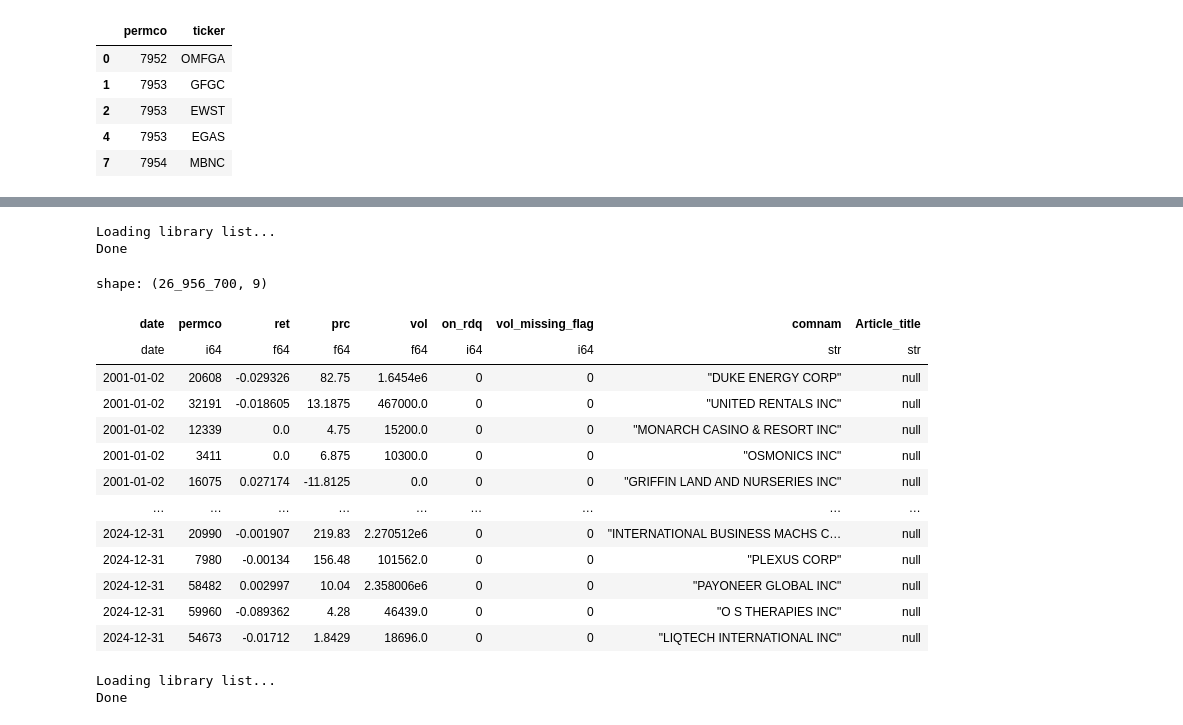
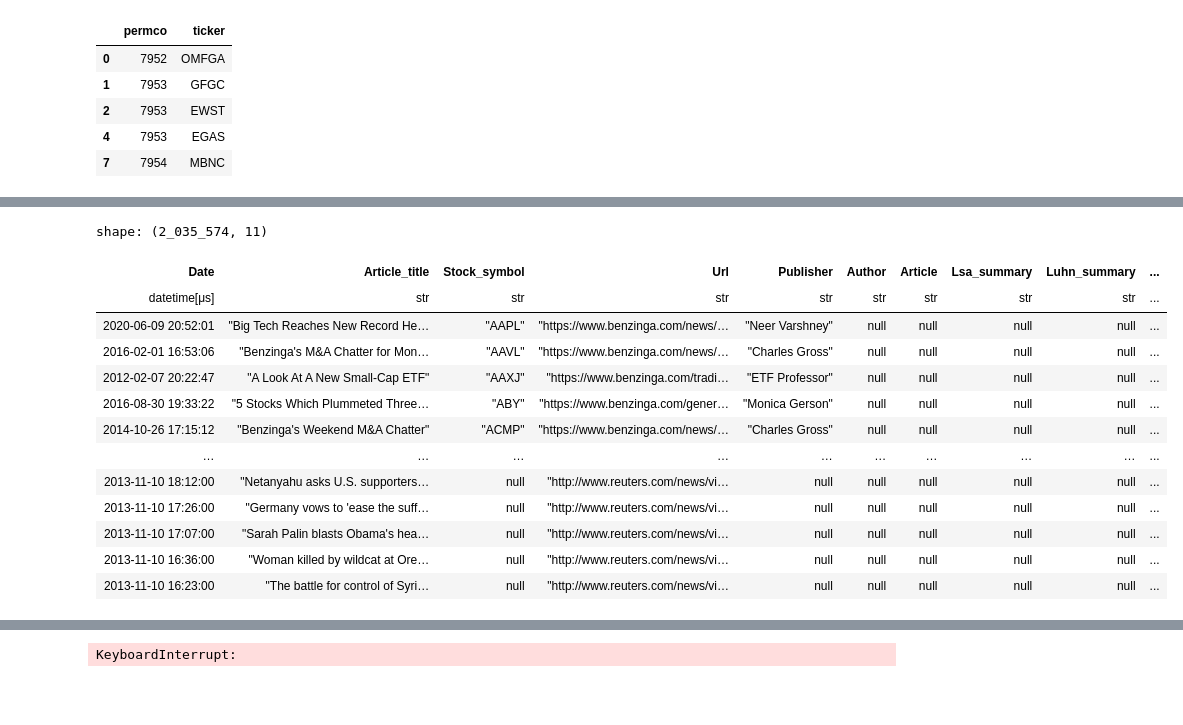
Before and after one commit to Wfiles/iti-8k-analysis, a Jupyter notebook: news_permco.ipynb, the cells around one changed output, grey strips where cells are left out. Drawn from its saved outputs; the diff is of its cells as text; code cells hidden in the pictures; blank space fills up the shorter version.

Commit message:
added notebook, news process

```diff
--- a/news_permco.ipynb
+++ b/news_permco.ipynb
@@ -292,4 +289,5 @@ financial_news_df.rename(columns={"Date": "news_date", "Stock_symbol": "ticker"}
 financial_news_df['ticker'] = financial_news_df['ticker'].str.upper().str.strip()
 financial_news_df['news_date'] = pd.to_datetime(financial_news_df['news_date'])
 # %%
-financial_news_df.head()
+import polars as pl
+financial_news_df = pl.read_csv("data/raw/All_external.csv")
@@ -302,0 +294,7 @@ financial_news_df.head()
+# %%
+financial_news_df = financial_news_df.with_columns(
+    pl.col("Date")
+      .str.replace(pattern=" UTC", value="")
+      .str.strptime(pl.Datetime, format="%Y-%m-%d %H:%M:%S")
+      .cast(pl.Datetime)
+    )
@@ -303,3 +331,20 @@ financial_news_df.head()
+# %%
+financial_news_df.filter(pl.col("Date").dt.hour() >= 16)
+# %% [output]
+shape: (2_035_574, 11)
+| Date | Article_title | Stock_symbol | Url | Publisher | Author | Article | Lsa_summary | Luhn_summary | ... |
+| datetime[μs] | str | str | str | str | str | str | str | str | ... |
+| 2020-06-09 20:52:01 | "Big Tech Reaches New Record He… | "AAPL" | "https://www.benzinga.com/news/… | "Neer Varshney" | null | null | null | null | ... |
+| 2016-02-01 16:53:06 | "Benzinga's M&A Chatter for Mon… | "AAVL" | "https://www.benzinga.com/news/… | "Charles Gross" | null | null | null | null | ... |
+| 2012-02-07 20:22:47 | "A Look At A New Small-Cap ETF" | "AAXJ" | "https://www.benzinga.com/tradi… | "ETF Professor" | null | null | null | null | ... |
+| 2016-08-30 19:33:22 | "5 Stocks Which Plummeted Three… | "ABY" | "https://www.benzinga.com/gener… | "Monica Gerson" | null | null | null | null | ... |
+| 2014-10-26 17:15:12 | "Benzinga's Weekend M&A Chatter" | "ACMP" | "https://www.benzinga.com/news/… | "Charles Gross" | null | null | null | null | ... |
+| … | … | … | … | … | … | … | … | … | ... |
+| 2013-11-10 18:12:00 | "Netanyahu asks U.S. supporters… | null | "http://www.reuters.com/news/vi… | null | null | null | null | null | ... |
+| 2013-11-10 17:26:00 | "Germany vows to 'ease the suff… | null | "http://www.reuters.com/news/vi… | null | null | null | null | null | ... |
+| 2013-11-10 17:07:00 | "Sarah Palin blasts Obama's hea… | null | "http://www.reuters.com/news/vi… | null | null | null | null | null | ... |
+| 2013-11-10 16:36:00 | "Woman killed by wildcat at Ore… | null | "http://www.reuters.com/news/vi… | null | null | null | null | null | ... |
+| 2013-11-10 16:23:00 | "The battle for control of Syri… | null | "http://www.reuters.com/news/vi… | null | null | null | null | null | ... |
 # %%
 merged = financial_news_df.merge(stocknames, on="ticker", how="left")
 # %%
@@ -314,30 +359,6 @@ merged.head()
 # %%
 from src.preprocessing import process_final_dataset
 
-df = process_final_dataset("data/raw/All_external.csv", "data/all_stocks_us_with_vol_flag.csv")
+df = process_final_dataset("data/raw/All_external.csv", "data/all_stocks_us_with_vol_flag.csv", "data/ITIs.csv")
 # %% [output]
-Loading library list...
-Done
+KeyboardInterrupt:
-# %%
-df
-# %% [output]
-shape: (26_956_700, 9)
-| date | permco | ret | prc | vol | on_rdq | vol_missing_flag | comnam | Article_title |
-| date | i64 | f64 | f64 | f64 | i64 | i64 | str | str |
-| 2001-01-02 | 20608 | -0.029326 | 82.75 | 1.6454e6 | 0 | 0 | "DUKE ENERGY CORP" | null |
-| 2001-01-02 | 32191 | -0.018605 | 13.1875 | 467000.0 | 0 | 0 | "UNITED RENTALS INC" | null |
-| 2001-01-02 | 12339 | 0.0 | 4.75 | 15200.0 | 0 | 0 | "MONARCH CASINO & RESORT INC" | null |
-| 2001-01-02 | 3411 | 0.0 | 6.875 | 10300.0 | 0 | 0 | "OSMONICS INC" | null |
-| 2001-01-02 | 16075 | 0.027174 | -11.8125 | 0.0 | 0 | 0 | "GRIFFIN LAND AND NURSERIES INC" | null |
-| … | … | … | … | … | … | … | … | … |
-| 2024-12-31 | 20990 | -0.001907 | 219.83 | 2.270512e6 | 0 | 0 | "INTERNATIONAL BUSINESS MACHS C… | null |
-| 2024-12-31 | 7980 | -0.00134 | 156.48 | 101562.0 | 0 | 0 | "PLEXUS CORP" | null |
-| 2024-12-31 | 58482 | 0.002997 | 10.04 | 2.358006e6 | 0 | 0 | "PAYONEER GLOBAL INC" | null |
-| 2024-12-31 | 59960 | -0.089362 | 4.28 | 46439.0 | 0 | 0 | "O S THERAPIES INC" | null |
-| 2024-12-31 | 54673 | -0.01712 | 1.8429 | 18696.0 | 0 | 0 | "LIQTECH INTERNATIONAL INC" | null |
-# %%
-from src.preprocessing import prepare_ITI_data
-iti_df = prepare_ITI_data('data/ITIs.csv')
-# %% [output]
-Loading library list...
-Done
```
Also changed, not shown: parts of 28 cells of this notebook, 15 other files.
